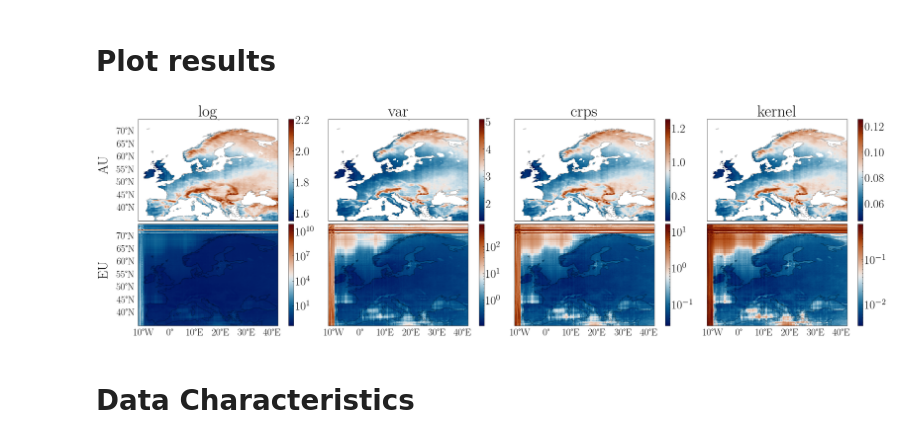
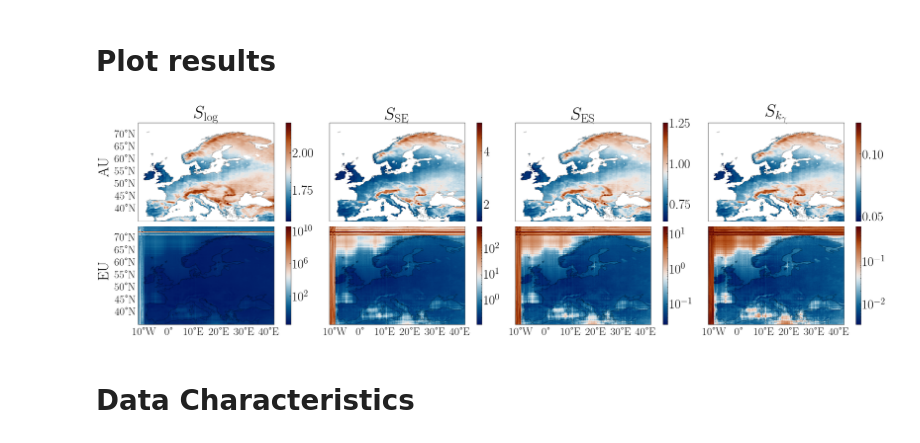
Before and after one commit to cbuelt/kernel_entropy_uq, a Jupyter notebook: experiments/drn/evaluate.ipynb, the cells around one changed output. Saved outputs shown, nothing was run; the diff lists cells and outputs as text; code cells hidden in the pictures.

```diff
--- a/experiments/drn/evaluate.ipynb
+++ b/experiments/drn/evaluate.ipynb
@@ -227,12 +227,13 @@ for i,c in enumerate(checkpoints):
 # Plot results
 # %%
 measures = ["log", "var", "crps", "kernel"]
+names = [r"$S_\mathrm{log}$",r"$S_\mathrm{SE}$",r"$S_\mathrm{ES}$",r"$S_{k_\gamma}$"]
 # %%
 plt.style.use('science')
-titlesize = 30
-labelsize = 22
-ticksize = 18
-axissize = 25
+titlesize = 32
+labelsize = 24
+ticksize = 20
+axissize = 27
 # %%
 fig, axs = plt.subplots(2, len(measures), figsize=(20, 6), sharex=True, sharey=True, subplot_kw={'projection': ccrs.PlateCarree()}, layout = "constrained")
 for s,measure in enumerate(measures):
@@ -250,35 +251,35 @@ for s,measure in enumerate(measures):
     im2 = axs[1,s].pcolormesh(lon, lat, eu,rasterized = True, norm = LogNorm())
     cb2 = plt.colorbar(im2, ax=axs[1,s])
     cb2.ax.tick_params(labelsize = labelsize)
 
-    axs[0,s].set_title(measure, fontsize = titlesize)
+    axs[0,s].set_title(names[s], fontsize = titlesize)
 
 for ax in axs.ravel():
     ax.set_extent([lon[0]-360, lon[-1], lat[0], lat[-1]], crs=ccrs.PlateCarree())
     ax.add_feature(cfeature.COASTLINE, alpha = 0.25)
 
 for i in range(4):
     gl = axs[1,i].gridlines(draw_labels={"bottom":"x"}, dms=True, x_inline=False, y_inline=False)
     gl.xlines = False
     gl.ylines = False
     gl.xlabel_style = {'size':ticksize}
 
 for i in range(2):
     gl = axs[i,0].gridlines(draw_labels={"left":"y"}, dms=True, x_inline=False, y_inline=False)
     gl.xlines = False
     gl.ylines = False
     gl.ylabel_style = {'size':ticksize}
 
 axs[0,0].text(-0.2, 0.55, 'AU', va='bottom', ha='center',
               rotation='vertical', rotation_mode='anchor',
               transform=axs[0,0].transAxes, fontsize = axissize)
 axs[1,0].text(-0.2, 0.55, 'EU', va='bottom', ha='center',
      rotation='vertical', rotation_mode='anchor',
     transform=axs[1,0].transAxes, fontsize = axissize)
 
 plt.savefig("../../plots/drn_uncertainty.pdf", bbox_inches = "tight")
 # %% [output]
-[figure, old version]
+[figure, new version]
 # %% [markdown]
 # Data Characteristics
 # %%
```
Also changed, not shown: parts of 6 cells of this notebook, 23 other files.
